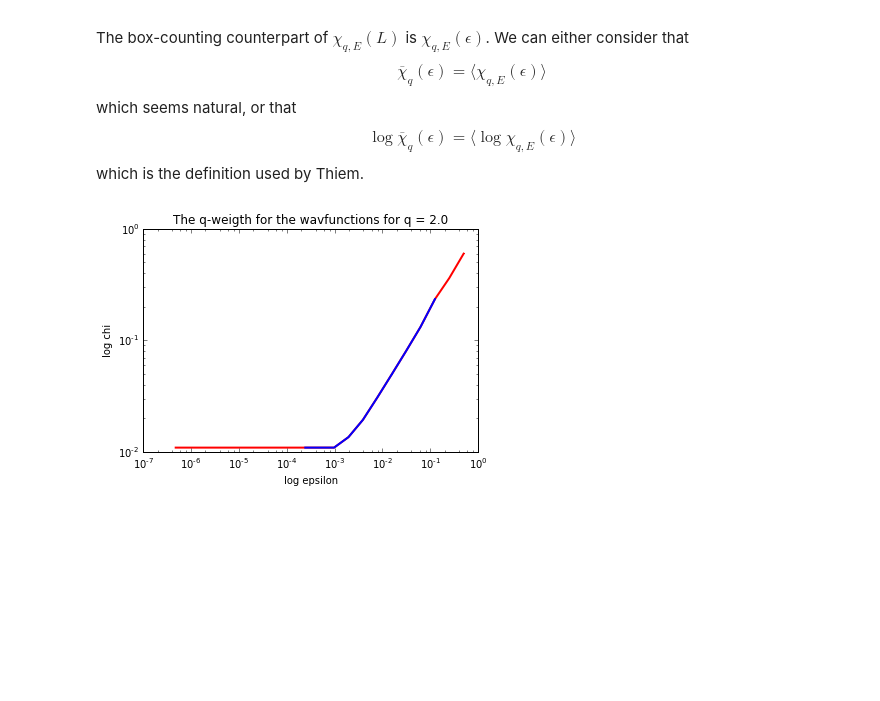
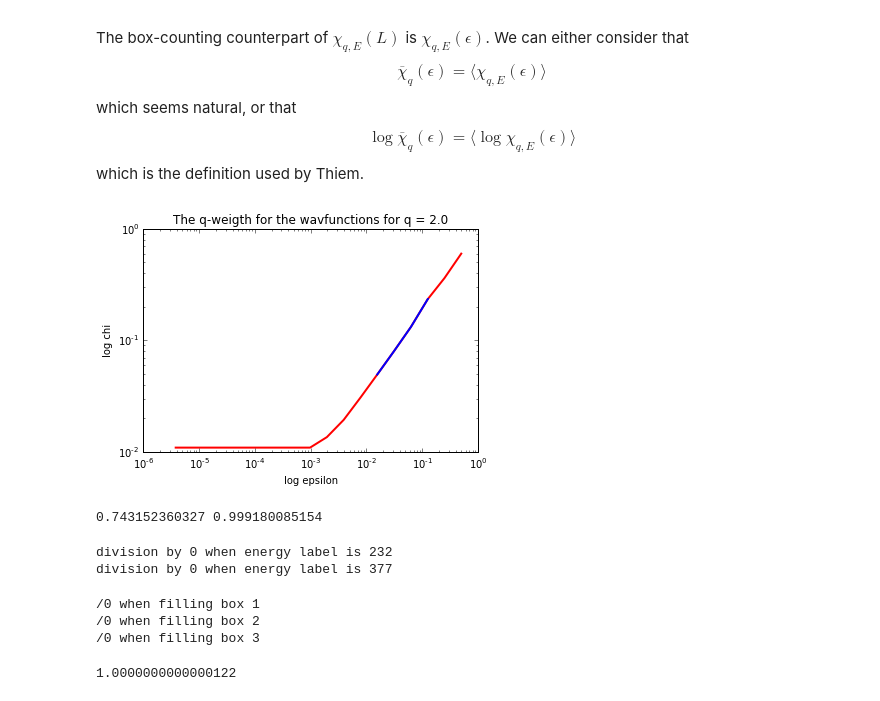
Before and after one commit to Yukee/spectrum_quasicrystals, a Jupyter notebook: Fibonacci/box_counting.ipynb, the cells around one changed output. Cells and saved outputs as stored; diff of their text form; code cells hidden in the pictures; blank space fills up the shorter version.

Commit message:
positive q weight tested against direct predictions: works OK! Negative q weight diverges for the edges states

```diff
--- a/Fibonacci/box_counting.ipynb
+++ b/Fibonacci/box_counting.ipynb
@@ -326,31 +326,46 @@ def av_qWeight(vec, epsilon, q):
     for e in range(L):
         avQw += qWeight(s, abs(vec[:,e])**2, epsilon, q)
     return avQw/L
+# %%
+""" Averaged fractal dimensions of the wavefunctions """
+
+q = 2.
+
+epsilonRange = 2**np.arange(-18.,0.,1.)
+qwList = [av_qWeight(vec, epsilon, q) for epsilon in epsilonRange]
 # %%
-""" Averaged fractal dimensions of the wavefunctions """
-
 """ data regression """
 
-q = 2.
-
-epsilonRange = 2**np.arange(-21.,0.,1.)
-qwList = [av_qWeight(vec, epsilon, q) for epsilon in epsilonRange]
-
-epsilonRange2 = 2**np.arange(-12.,-2.,1.)
-qwList2 = [av_qWeight(vec, epsilon, q) for epsilon in epsilonRange2]
+min, max = 12, -2
+epsilonRange2 = epsilonRange[min:max]
+qwList2 = qwList[min:max]
 
 plt.title('The q-weigth for the wavfunctions for q = ' + str(q))
 plt.xlabel('log epsilon')
 plt.ylabel('log chi')
 #plt.axis([0,L+1,-2.,2.])
 plt.loglog(epsilonRange, qwList,'-,r',markersize=3., linewidth=2.)
 plt.loglog(epsilonRange2, qwList2,'-,b',markersize=3., linewidth=2.)
 plt.show()
 
 # data in log-log scale
 logQW = [math.log(qw) for qw in qwList2]
 logEps = [math.log(eps) for eps in epsilonRange2]
 
 slope, intercept, r_value, p_value, std_err = stats.linregress(logEps,logQW)
+print(slope, r_value)
 # %% [output]
-[figure, old version]
+[figure, new version]
+0.743152360327 0.999180085154
+# %%
+# set numpy to raise division by 0 events
+np.seterr(all='warn', divide='raise')
+
+for e in range(L):
+    try:
+        qWeight(s, abs(vec[:,e])**2, 0.25, -11.)
+    except FloatingPointError:
+        print('division by 0 when energy label is ' + str(e))
+# %% [output]
+division by 0 when energy label is 232
+division by 0 when energy label is 377
@@ -356,0 +416,9 @@ slope, intercept, r_value, p_value, std_err = stats.linregress(logEps,logQW)
+# %%
+e1, e2 = 232, 377
+
+qWeightTry(s, abs(vec[:,e1])**2, 0.25, -11.)
+# %% [output]
+/0 when filling box 1
+/0 when filling box 2
+/0 when filling box 3
+1.0000000000000122
```
Also changed, not shown: parts of 5 cells of this notebook.
